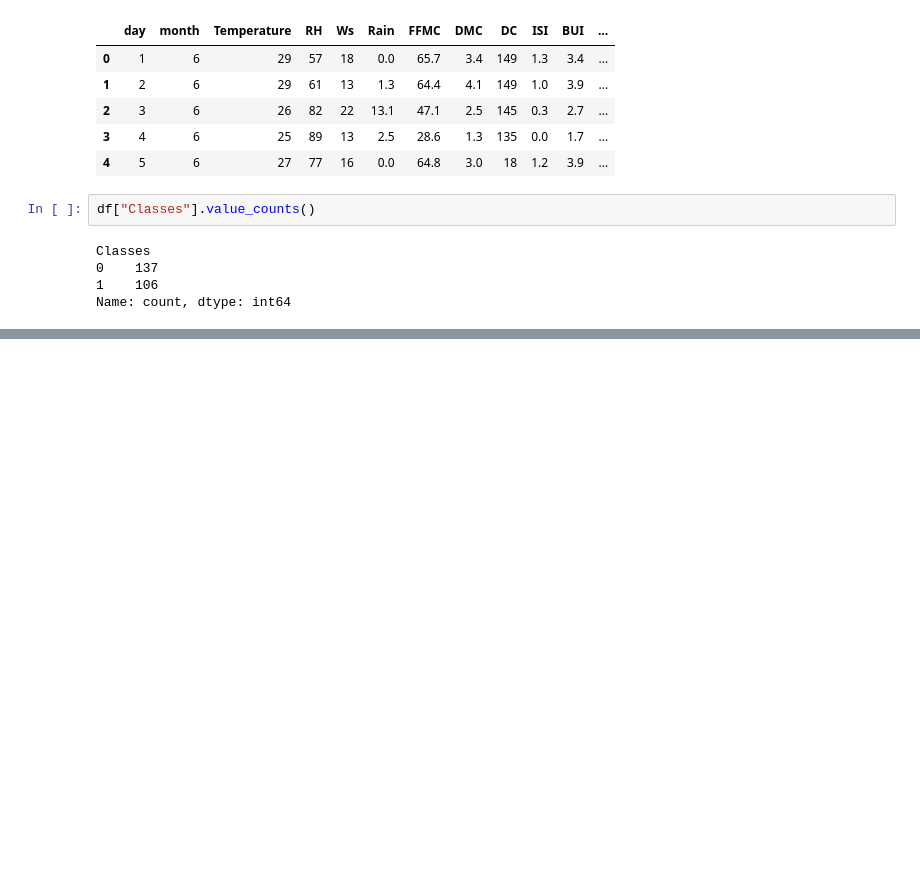
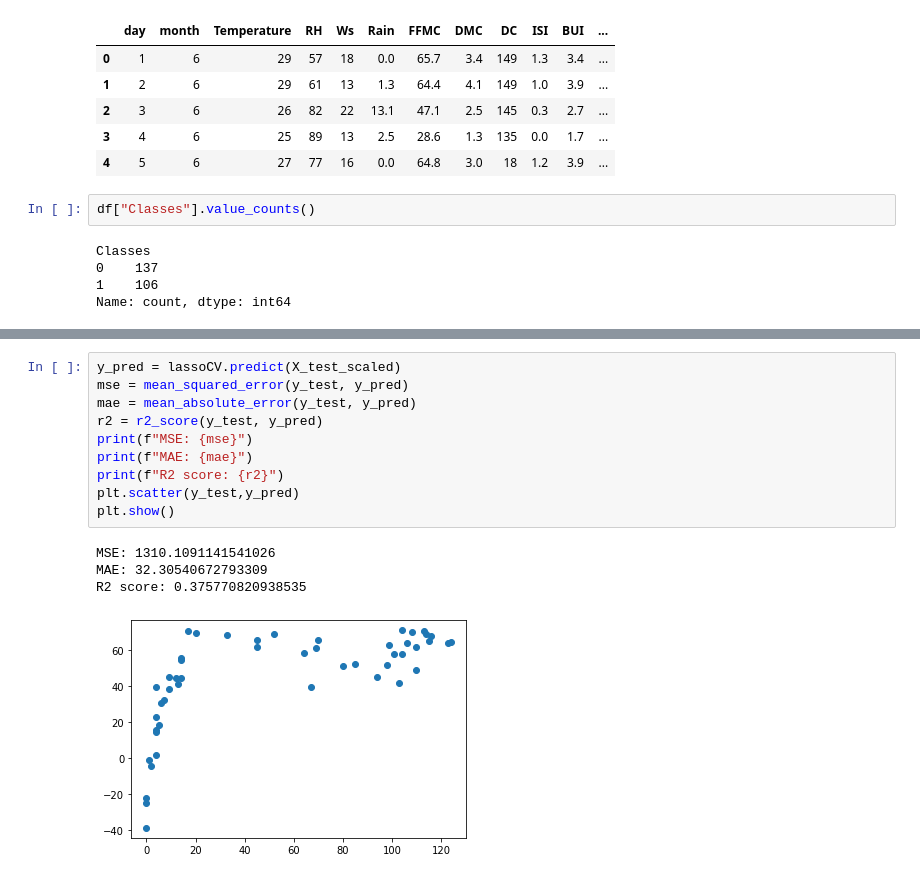
Before and after one commit to demonpratapdemon/EDA-Wine-Quality, a Jupyter notebook: EDA_AlgerianForestFire.ipynb, the cells around one changed output, grey strips where cells are left out. Drawn from its saved outputs; the diff is of its cells as text; blank space fills up the shorter version.

```diff
--- a/EDA_AlgerianForestFire.ipynb
+++ b/EDA_AlgerianForestFire.ipynb
@@ -561,0 +547,15 @@ R2 score: 0.3763748292041753
+# %%
+y_pred = lassoCV.predict(X_test_scaled)
+mse = mean_squared_error(y_test, y_pred)
+mae = mean_absolute_error(y_test, y_pred)
+r2 = r2_score(y_test, y_pred)
+print(f"MSE: {mse}")
+print(f"MAE: {mae}")
+print(f"R2 score: {r2}")
+plt.scatter(y_test,y_pred)
+plt.show()
+# %% [output]
+MSE: 1310.1091141541026
+MAE: 32.30540672793309
+R2 score: 0.375770820938535
+[figure, added]
```
Also changed, not shown: parts of 43 cells of this notebook.
